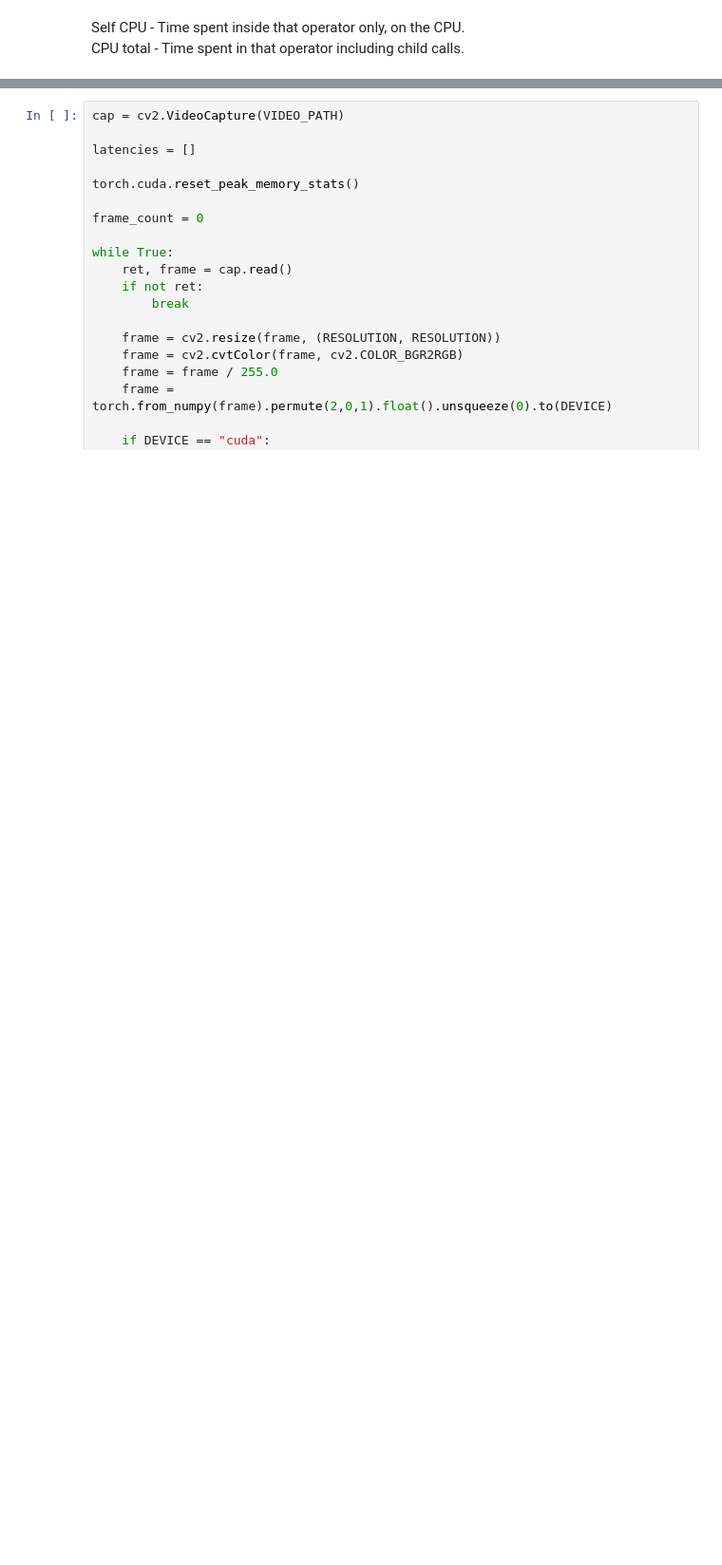
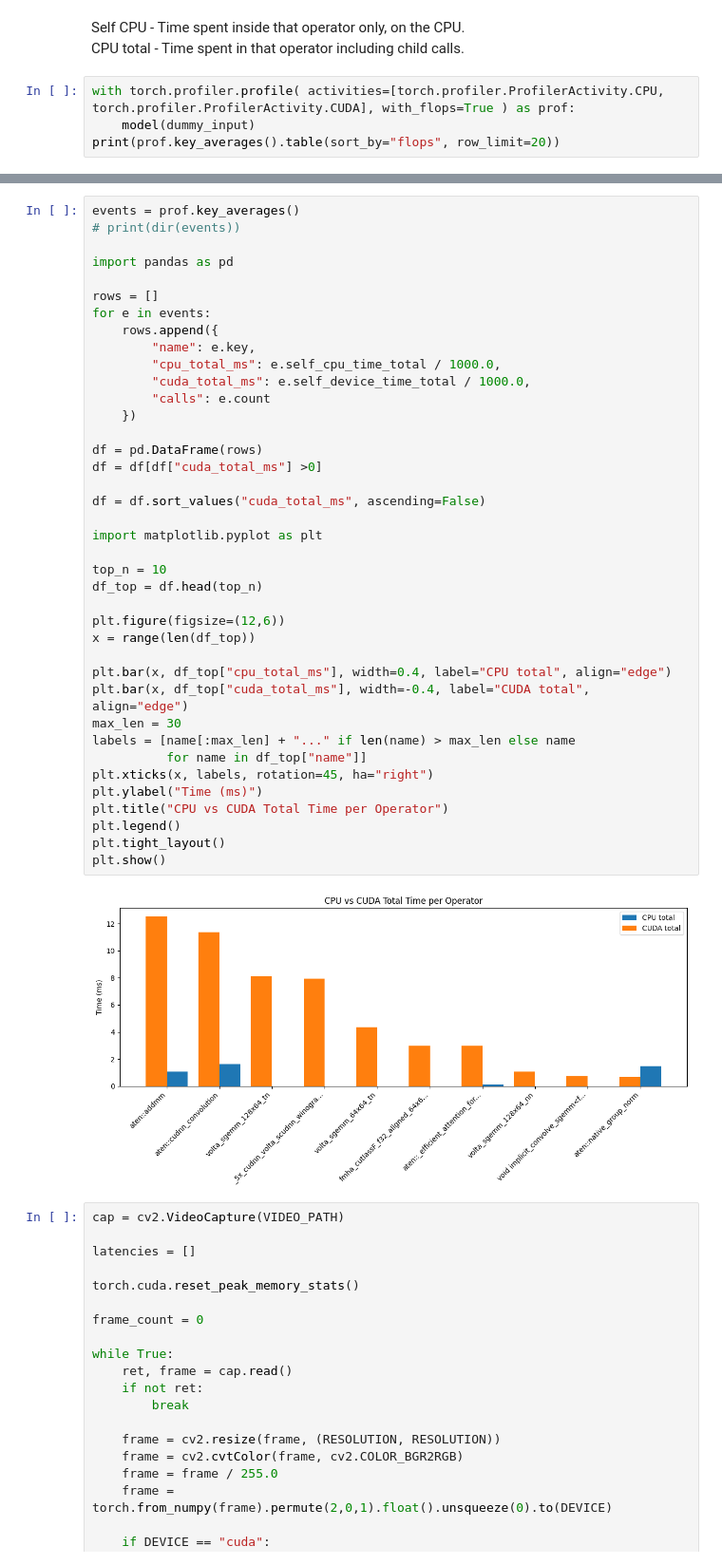
Before and after one commit to raghulrajn/Monocular-Depth-ViT-Optimization, a Jupyter notebook: vit.ipynb, the cells around one changed output, grey strips where cells are left out. Shown at 95% size. Saved outputs shown, nothing was run; the diff lists cells and outputs as text; blank space fills up the shorter version.

```diff
--- a/vit.ipynb
+++ b/vit.ipynb
@@ -56,3 +66,7 @@ Self CUDA time total: 31.070ms
 # %% [markdown]
 Self CPU - Time spent inside that operator only, on the CPU.
 CPU total - Time spent in that operator including child calls.
+# %%
+with torch.profiler.profile( activities=[torch.profiler.ProfilerActivity.CPU, torch.profiler.ProfilerActivity.CUDA], with_flops=True ) as prof:
+    model(dummy_input)
+print(prof.key_averages().table(sort_by="flops", row_limit=20))
@@ -59,3 +96,44 @@ CPU total - Time spent in that operator including child calls.
+# %%
+events = prof.key_averages()
+# print(dir(events))
+
+import pandas as pd
+
+rows = []
+for e in events:
+    rows.append({
+        "name": e.key,
+        "cpu_total_ms": e.self_cpu_time_total / 1000.0,
+        "cuda_total_ms": e.self_device_time_total / 1000.0,
+        "calls": e.count
+    })
+
+df = pd.DataFrame(rows)
+df = df[df["cuda_total_ms"] >0]
+
+df = df.sort_values("cuda_total_ms", ascending=False)
+
+import matplotlib.pyplot as plt
+
+top_n = 10
+df_top = df.head(top_n)
+
+plt.figure(figsize=(12,6))
+x = range(len(df_top))
+
+plt.bar(x, df_top["cpu_total_ms"], width=0.4, label="CPU total", align="edge")
+plt.bar(x, df_top["cuda_total_ms"], width=-0.4, label="CUDA total", align="edge")
+max_len = 30
+labels = [name[:max_len] + "..." if len(name) > max_len else name
+          for name in df_top["name"]]
+plt.xticks(x, labels, rotation=45, ha="right")
+plt.ylabel("Time (ms)")
+plt.title("CPU vs CUDA Total Time per Operator")
+plt.legend()
+plt.tight_layout()
+plt.show()
+# %% [output]
+[figure, added]
 # %%
 cap = cv2.VideoCapture(VIDEO_PATH)
 
```
Also changed, not shown: parts of 3 cells of this notebook.
